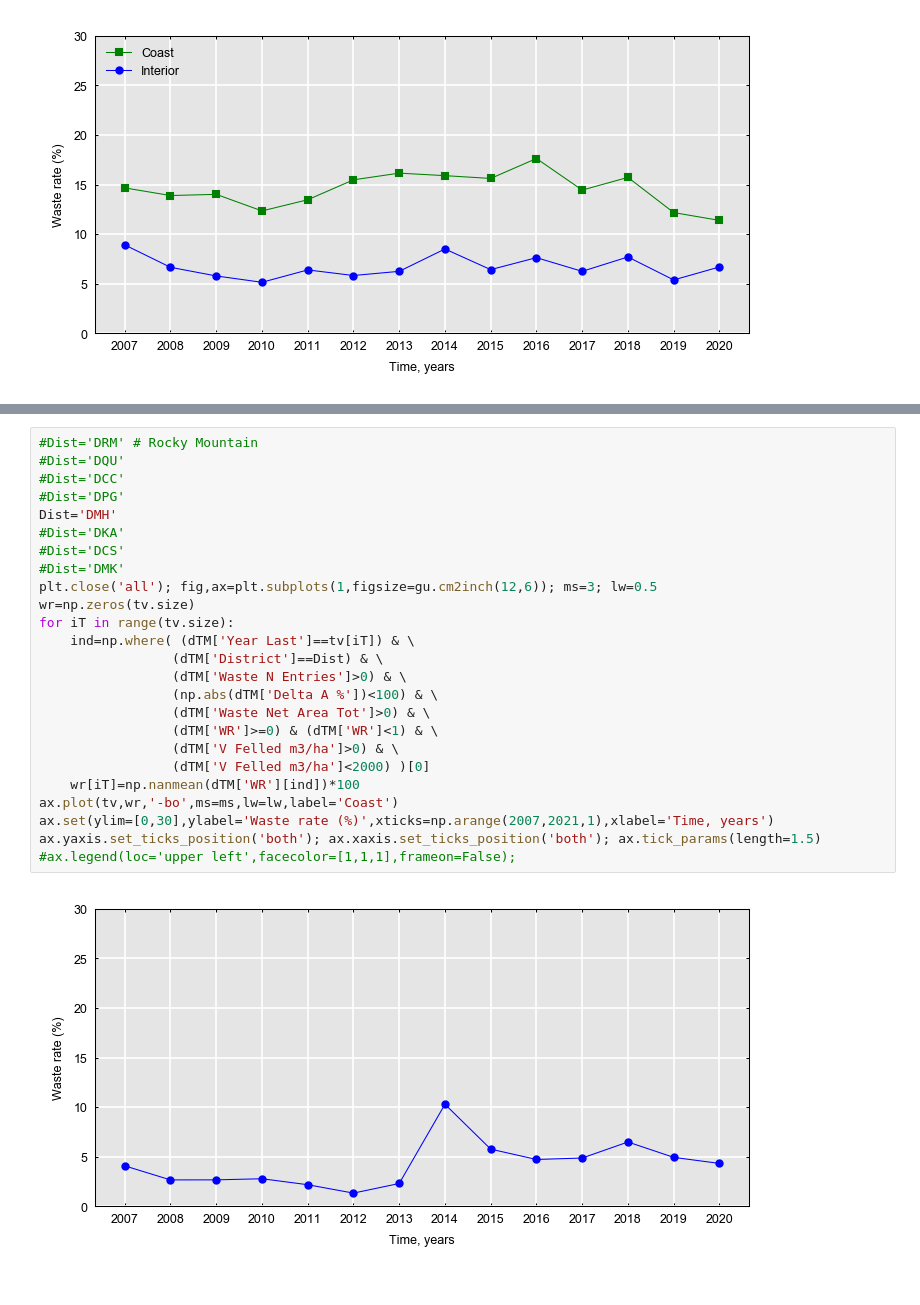
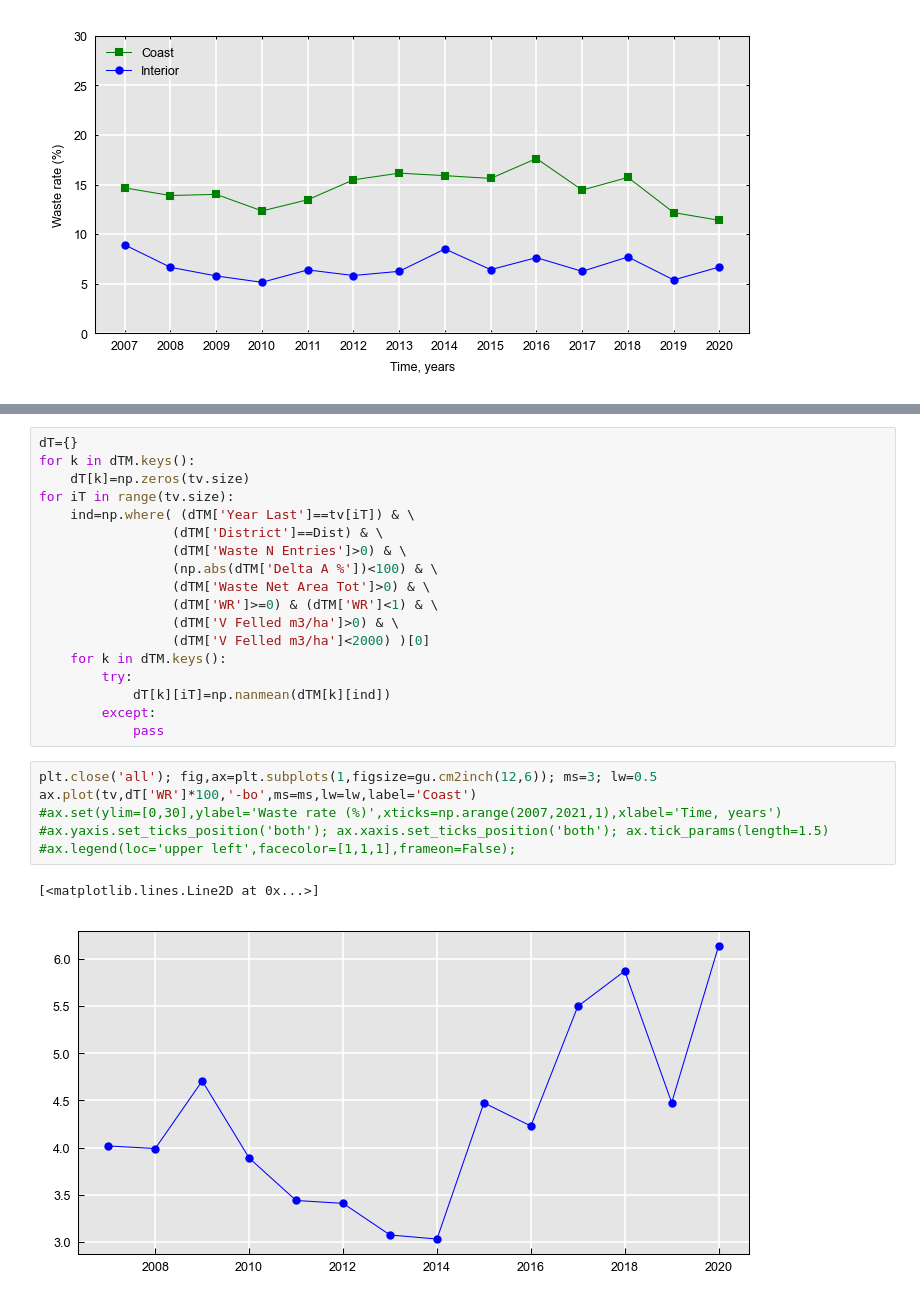
Before and after one commit to RobbieHember/fcexplore, a Jupyter notebook: waste/wastewood_bc_02_analysis.ipynb, the cells around one changed output, grey strips where cells are left out. Cells and saved outputs as stored; diff of their text form.

```diff
--- a/waste/wastewood_bc_02_analysis.ipynb
+++ b/waste/wastewood_bc_02_analysis.ipynb
@@ -617,27 +684,27 @@ ax.legend(loc='upper left',facecolor=[1,1,1],frameon=False);
+# %%
+dT={}
+for k in dTM.keys():
+    dT[k]=np.zeros(tv.size)
+for iT in range(tv.size):
+    ind=np.where( (dTM['Year Last']==tv[iT]) & \
+                 (dTM['District']==Dist) & \
+                 (dTM['Waste N Entries']>0) & \
+                 (np.abs(dTM['Delta A %'])<100) & \
+                 (dTM['Waste Net Area Tot']>0) & \
+                 (dTM['WR']>=0) & (dTM['WR']<1) & \
+                 (dTM['V Felled m3/ha']>0) & \
+                 (dTM['V Felled m3/ha']<2000) )[0]
+    for k in dTM.keys():
+        try:
+            dT[k][iT]=np.nanmean(dTM[k][ind])
+        except:
+            pass
 # %%
-#Dist='DRM' # Rocky Mountain
-#Dist='DQU'
-#Dist='DCC'
-#Dist='DPG'
-Dist='DMH'
-#Dist='DKA'
-#Dist='DCS'
-#Dist='DMK'
 plt.close('all'); fig,ax=plt.subplots(1,figsize=gu.cm2inch(12,6)); ms=3; lw=0.5
-wr=np.zeros(tv.size)
-for iT in range(tv.size):
-    ind=np.where( (dTM['Year Last']==tv[iT]) & \
-                 (dTM['District']==Dist) & \
-                 (dTM['Waste N Entries']>0) & \
-                 (np.abs(dTM['Delta A %'])<100) & \
-                 (dTM['Waste Net Area Tot']>0) & \
-                 (dTM['WR']>=0) & (dTM['WR']<1) & \
-                 (dTM['V Felled m3/ha']>0) & \
-                 (dTM['V Felled m3/ha']<2000) )[0]
-    wr[iT]=np.nanmean(dTM['WR'][ind])*100
-ax.plot(tv,wr,'-bo',ms=ms,lw=lw,label='Coast')
-ax.set(ylim=[0,30],ylabel='Waste rate (%)',xticks=np.arange(2007,2021,1),xlabel='Time, years')
-ax.yaxis.set_ticks_position('both'); ax.xaxis.set_ticks_position('both'); ax.tick_params(length=1.5)
+ax.plot(tv,dT['WR']*100,'-bo',ms=ms,lw=lw,label='Coast')
+#ax.set(ylim=[0,30],ylabel='Waste rate (%)',xticks=np.arange(2007,2021,1),xlabel='Time, years')
+#ax.yaxis.set_ticks_position('both'); ax.xaxis.set_ticks_position('both'); ax.tick_params(length=1.5)
 #ax.legend(loc='upper left',facecolor=[1,1,1],frameon=False);
 # %% [output]
+[<matplotlib.lines.Line2D at 0x...>]
-[figure, old version]
+[figure, new version]
```
Also changed, not shown: parts of 16 cells of this notebook, 6 other files.
